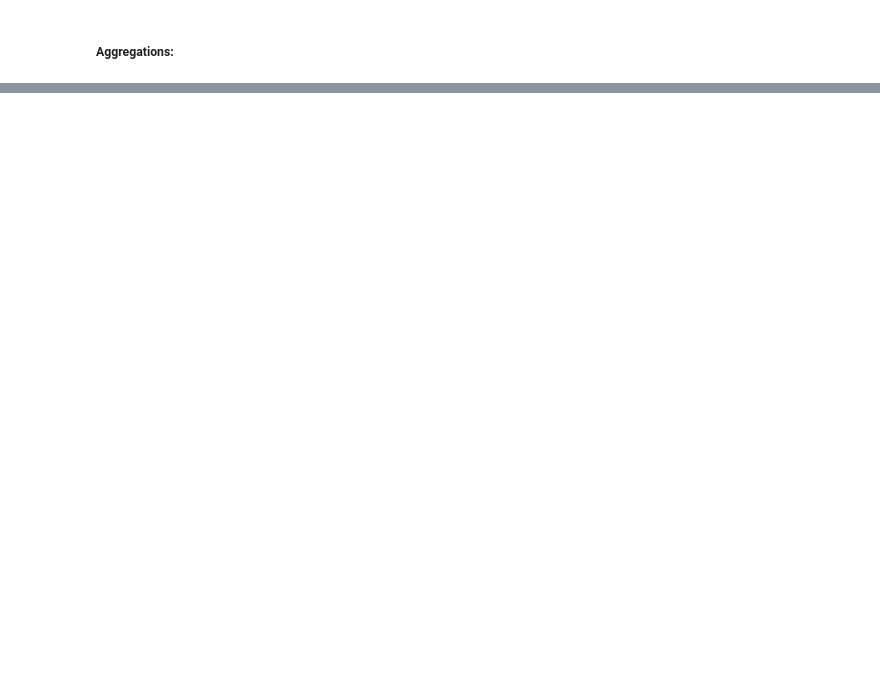
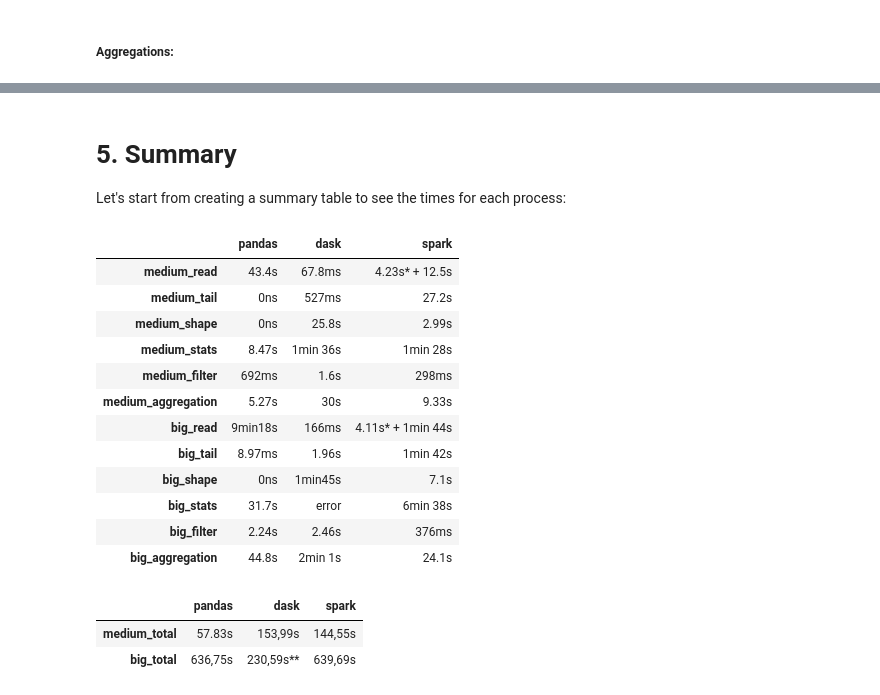
Before and after one commit to cincin21/Data-Parallelism, a Jupyter notebook: data_parallelism.ipynb, the cells around one changed output, grey strips where cells are left out. Drawn from its saved outputs; the diff is of its cells as text; code cells hidden in the pictures; blank space fills up the shorter version.

Commit message:
Created summary table and desription

```diff
--- a/data_parallelism.ipynb
+++ b/data_parallelism.ipynb
@@ -364,0 +614,46 @@ http://docs.dask.org/en/latest/spark.html
+# %% [markdown]
+# 5. Summary
+
+Let's start from creating a summary table to see the times for each process:
+# %%
+import pandas as pd
+
+times = {
+    'pandas':["43.4s", "0ns", "0ns", "8.47s", "692ms", "5.27s", "9min18s", "8.97ms", "0ns", "31.7s", "2.24s", "44.8s"],
+    'dask':["67.8ms", "527ms", "25.8s", "1min 36s", "1.6s", "30s", "166ms" ,"1.96s" ,"1min45s" ,"error" , "2.46s", "2min 1s"],
+    'spark':["4.23s* + 12.5s", "27.2s", "2.99s", "1min 28s", "298ms", "9.33s", "4.11s* + 1min 44s", "1min 42s", "7.1s", "6min 38s", "376ms", "24.1s"]
+}
+
+index = ['medium_read', 'medium_tail', 'medium_shape', 'medium_stats', 'medium_filter', 'medium_aggregation', 'big_read', 'big_tail', 'big_shape', 'big_stats', 'big_filter', 'big_aggregation']
+time_df = pd.DataFrame.from_dict(times)
+time_df.index = index
+time_df
+# %% [output]
+|  | pandas | dask | spark |
+| medium_read | 43.4s | 67.8ms | 4.23s* + 12.5s |
+| medium_tail | 0ns | 527ms | 27.2s |
+| medium_shape | 0ns | 25.8s | 2.99s |
+| medium_stats | 8.47s | 1min 36s | 1min 28s |
+| medium_filter | 692ms | 1.6s | 298ms |
+| medium_aggregation | 5.27s | 30s | 9.33s |
+| big_read | 9min18s | 166ms | 4.11s* + 1min 44s |
+| big_tail | 8.97ms | 1.96s | 1min 42s |
+| big_shape | 0ns | 1min45s | 7.1s |
+| big_stats | 31.7s | error | 6min 38s |
+| big_filter | 2.24s | 2.46s | 376ms |
+| big_aggregation | 44.8s | 2min 1s | 24.1s |
+# %%
+times = {
+    "pandas":["57.83s", "636,75s"],
+    "dask":["153,99s", "230,59s**"],
+    "spark":["144,55s", "639,69s"]
+}
+
+index = ['medium_total', 'big_total']
+time_df = pd.DataFrame.from_dict(times)
+time_df.index = index
+time_df
+# %% [output]
+|  | pandas | dask | spark |
+| medium_total | 57.83s | 153,99s | 144,55s |
+| big_total | 636,75s | 230,59s** | 639,69s |
```
Also changed, not shown: parts of 71 cells of this notebook.
